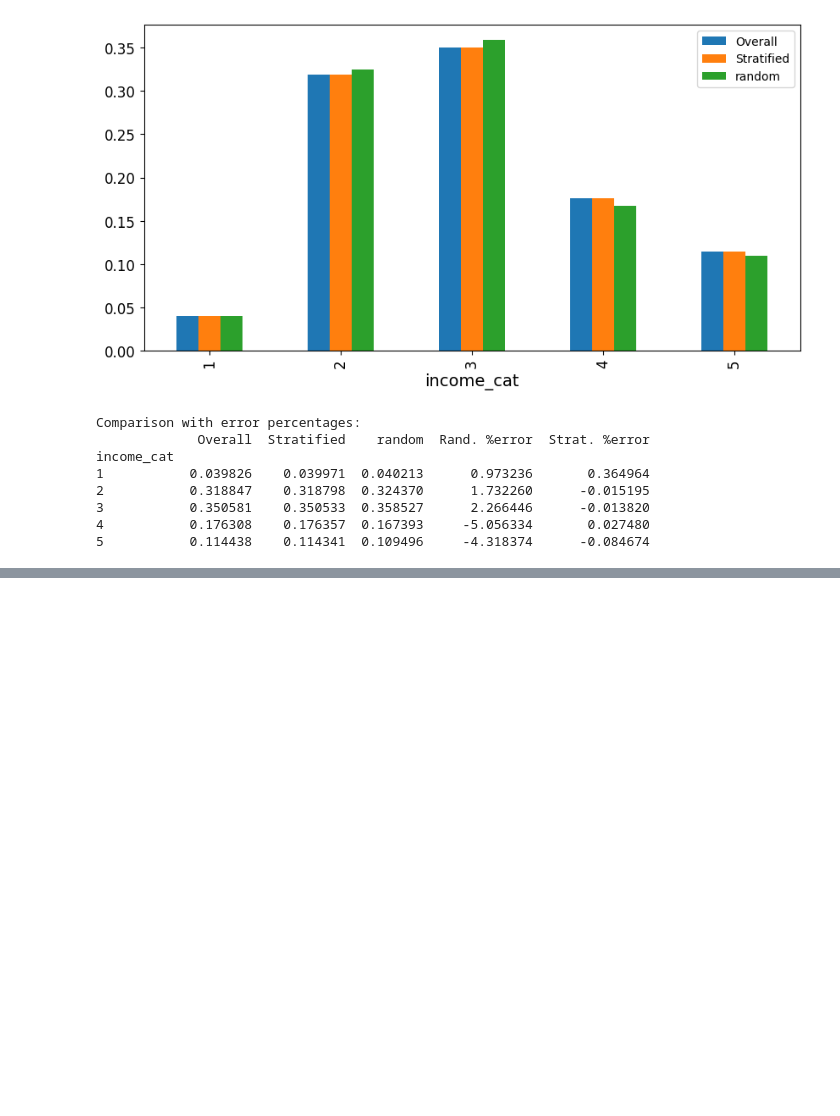
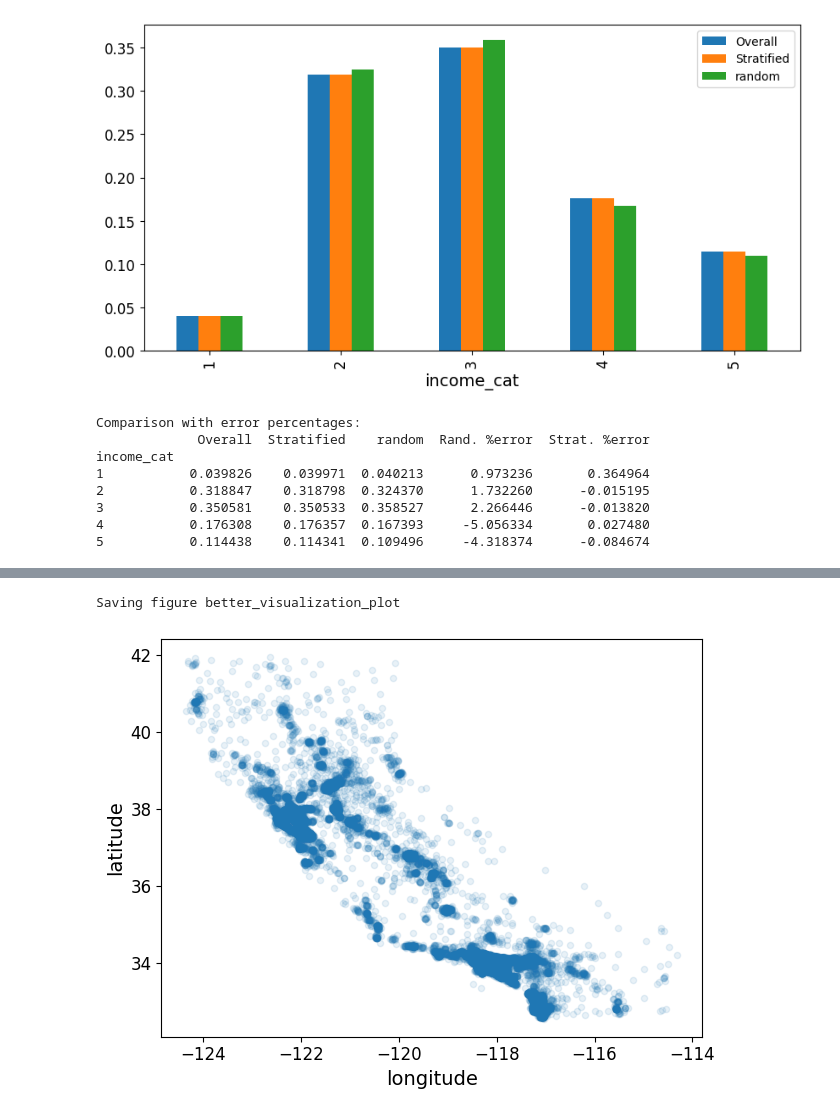
Before and after one commit to aman2909-creator/housing-ml-project, a Jupyter notebook: project1.ipynb, the cells around one changed output, grey strips where cells are left out. Saved outputs shown, nothing was run; the diff lists cells and outputs as text; code cells hidden in the pictures; blank space fills up the shorter version.

```diff
--- a/project1.ipynb
+++ b/project1.ipynb
@@ -259,0 +268,6 @@ for set_ in (strat_train_set, strat_test_set):
+# %%
+housing.plot(kind="scatter", y="latitude", x="longitude", alpha=0.1)
+save_fig("better_visualization_plot")
+# %% [output]
+Saving figure better_visualization_plot
+[figure, added]
```
Also changed, not shown: parts of 6 cells of this notebook.
